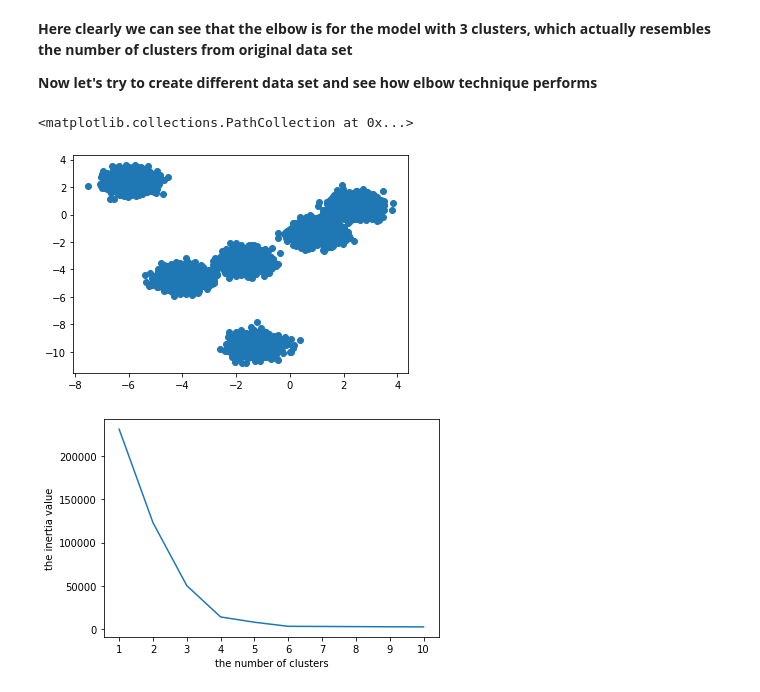
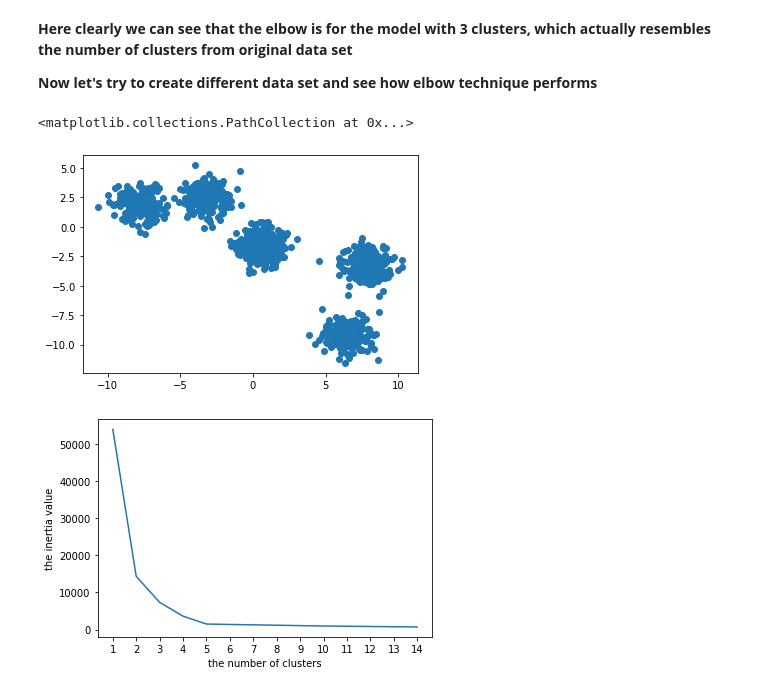
Before and after one commit to KantiCodes/ml-basic-KMeans, a Jupyter notebook: KMeans.ipynb, the cells around one changed output. Saved outputs shown, nothing was run; the diff lists cells and outputs as text; code cells hidden in the pictures.

```diff
--- a/KMeans.ipynb
+++ b/KMeans.ipynb
@@ -135,13 +135,13 @@ plt.show()
 
 **Now let's try to create different data set and see how elbow technique performs**
 # %%
-newX, _ = make_blobs(n_samples=10000, centers=6, cluster_std=0.4, random_state=2)
+newX, _ = make_blobs(n_samples=1000, centers=5, cluster_std=0.9, random_state=6)
 plt.scatter(newX[:,0], newX[:,1])
 # %% [output]
 <matplotlib.collections.PathCollection at 0x...>
-[figure, old version]
+[figure, new version]
 # %%
-list_of_ks = range(1,11)  # create a list of elements 1,2,3 ... 10
+list_of_ks = range(1,15)  # create a list of elements 1,2,3 ... 10
 inertias, kmeans_models = get_inertias(list_of_ks, newX)  # Get the intertias and the models created from list_of_ks
 
 plt.plot(list_of_ks,inertias)  # Plot the ks versus the intertias
@@ -150,4 +150,4 @@ plt.xlabel("the number of clusters")
 plt.ylabel('the inertia value')
 plt.show()
 # %% [output]
-[figure, old version]
+[figure, new version]
```
Also changed, not shown: parts of 6 cells of this notebook.
